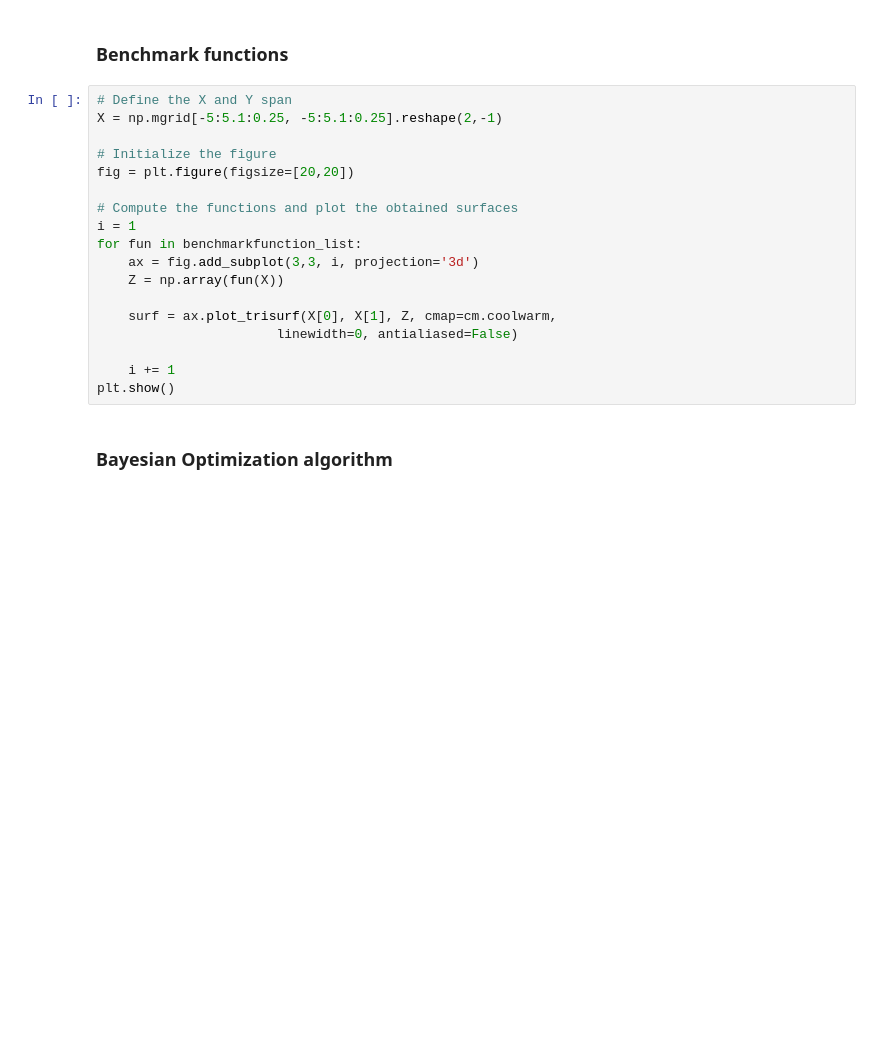
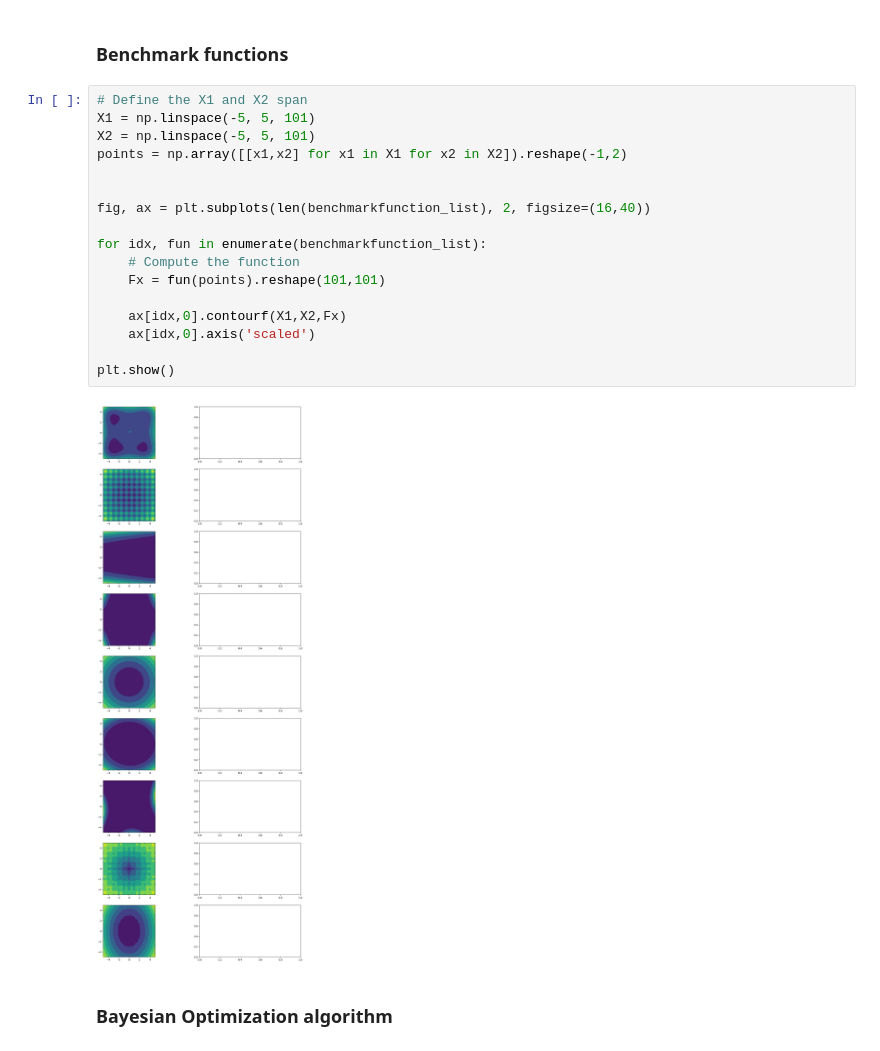
Before and after one commit to oselin/algorithm_development, a Jupyter notebook: main.ipynb, the cells around one changed output. Cells and saved outputs as stored; diff of their text form; blank space fills up the shorter version.

```diff
--- a/main.ipynb
+++ b/main.ipynb
@@ -17,24 +18,25 @@ benchmarkfunction_list = [StybliskiTang, Rastrigin, Rosenbrock, Beale, Sphere, P
 algorithms_list        = [particle_swarm, bayesian_optimization]
 # %% [markdown]
 ### Benchmark functions
-# %%
-# Define the X and Y span
-X = np.mgrid[-5:5.1:0.25, -5:5.1:0.25].reshape(2,-1)
-
-# Initialize the figure
-fig = plt.figure(figsize=[20,20])
-
-# Compute the functions and plot the obtained surfaces
-i = 1
-for fun in benchmarkfunction_list:
-    ax = fig.add_subplot(3,3, i, projection='3d')
-    Z = np.array(fun(X))
-
-    surf = ax.plot_trisurf(X[0], X[1], Z, cmap=cm.coolwarm,
-                       linewidth=0, antialiased=False)
-
-    i += 1
-plt.show()
+# %%
+# Define the X1 and X2 span
+X1 = np.linspace(-5, 5, 101)
+X2 = np.linspace(-5, 5, 101)
+points = np.array([[x1,x2] for x1 in X1 for x2 in X2]).reshape(-1,2)
+
+
+fig, ax = plt.subplots(len(benchmarkfunction_list), 2, figsize=(16,40))
+
+for idx, fun in enumerate(benchmarkfunction_list):
+    # Compute the function
+    Fx = fun(points).reshape(101,101)
+
+    ax[idx,0].contourf(X1,X2,Fx)
+    ax[idx,0].axis('scaled')
+
+plt.show()
+# %% [output]
+[figure, added]
 # %% [markdown]
 ### Bayesian Optimization algorithm
 # %%
```
Also changed, not shown: parts of 6 cells of this notebook, 9 other files.
